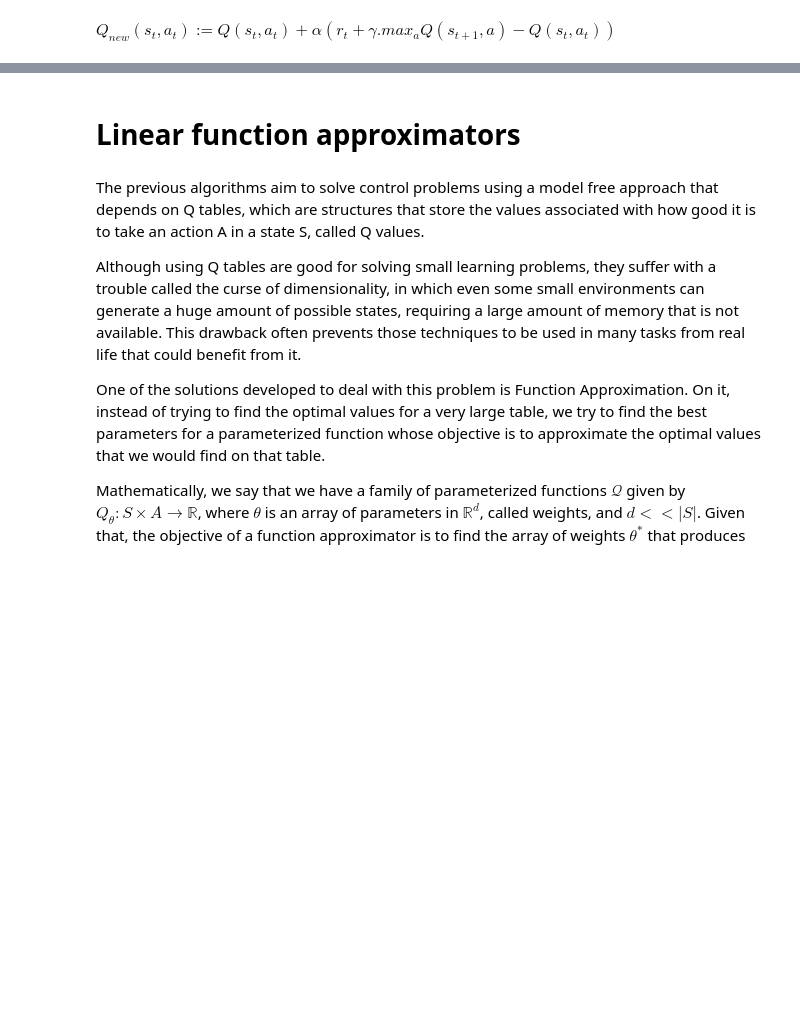
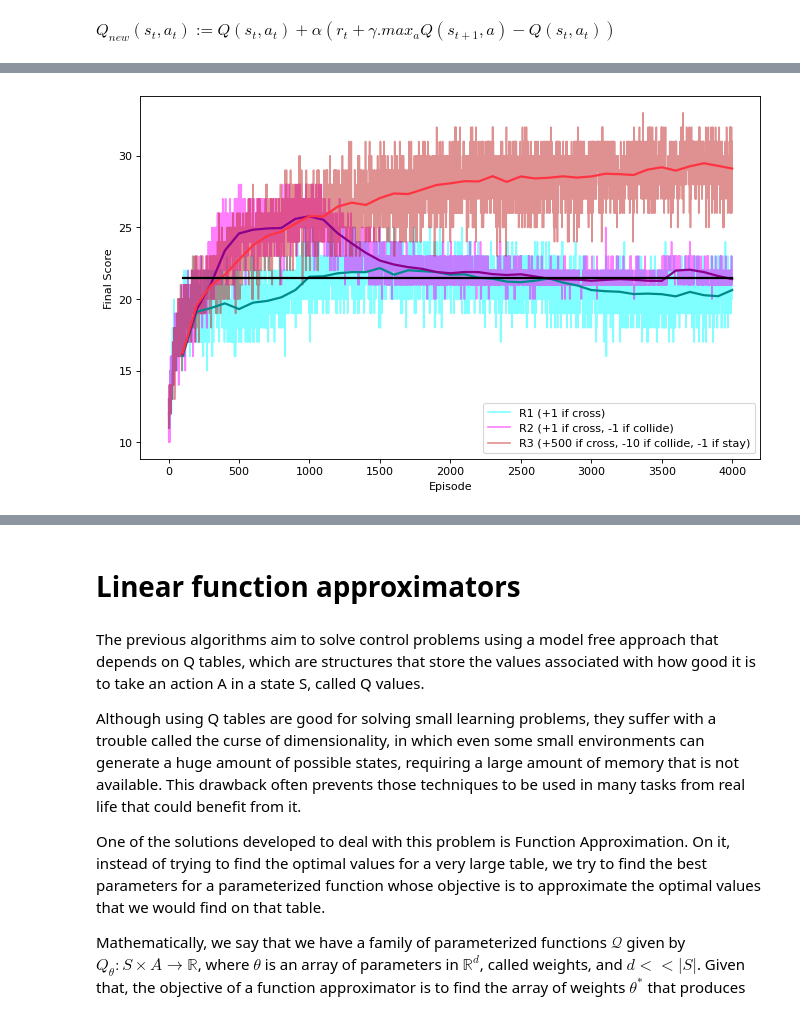
Before and after one commit to DionisiusMayr/FreewayGame, a Jupyter notebook: freeway/freeway.ipynb, the cells around one changed output, grey strips where cells are left out. Cells and saved outputs as stored; diff of their text form; code cells hidden in the pictures; blank space fills up the shorter version.

```diff
--- a/freeway/freeway.ipynb
+++ b/freeway/freeway.ipynb
@@ -368,7 +368,7 @@ scores = []
 total_rewards = []
 # %%
 %%time
-n_runs = 4000
+n_runs = 1
 
 for i in range(n_runs):
     render = i % 200 == 201
@@ -427,0 +475,19 @@ Wall time: 2h 9min 38s
+# %%
+scores_2act_R1 = read_int_array_from_file('./QL/QL_scores_2act_R1.txt')
+scores_2act_R2 = read_int_array_from_file('./QL/QL_scores_2act_R2.txt')
+scores_2act_R3 = read_int_array_from_file('./QL/QL_scores_2act_R3.txt')
+
+total_rewards_2act_R1 = read_int_array_from_file('./QL/QL_total_rewards_2act_R1.txt')
+total_rewards_2act_R2 = read_int_array_from_file('./QL/QL_total_rewards_2act_R2.txt')
+total_rewards_2act_R3 = read_int_array_from_file('./QL/QL_total_rewards_2act_R3.txt')
+# %%
+baseline = [baseline_mean_score for i in range(4000)]
+
+ax = aux_plots.plot_3scores(scores_2act_R1[:4000], scores_2act_R2[:4000], scores_2act_R3[:4000], "R1 (+1 if cross)", "R2 (+1 if cross, -1 if collide)", "R3 (+500 if cross, -10 if collide, -1 if stay)")
+
+aux_plots.moving_average(scores_2act_R1[:4000], ax, label="R1 (+1 if cross)", color='darkcyan')
+aux_plots.moving_average(scores_2act_R2[:4000], ax, label="R2 (+1 if cross, -1 if collide)", color='darkmagenta')
+aux_plots.moving_average(scores_2act_R3[:4000], ax, label="R3 (+500 if cross, -10 if collide, -1 if stay)", color='#FF3341')
+aux_plots.moving_average(baseline, ax, label='Baseline', color='black')
+# %% [output]
+[figure, added]
```
Also changed, not shown: parts of 122 cells of this notebook, 20 other files.
